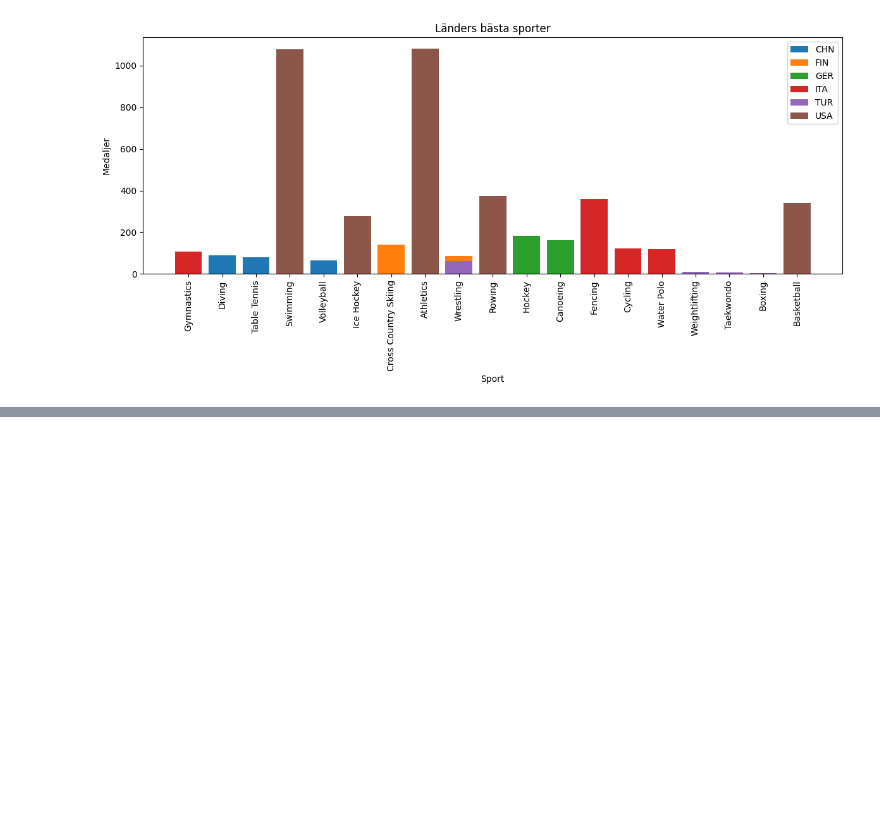
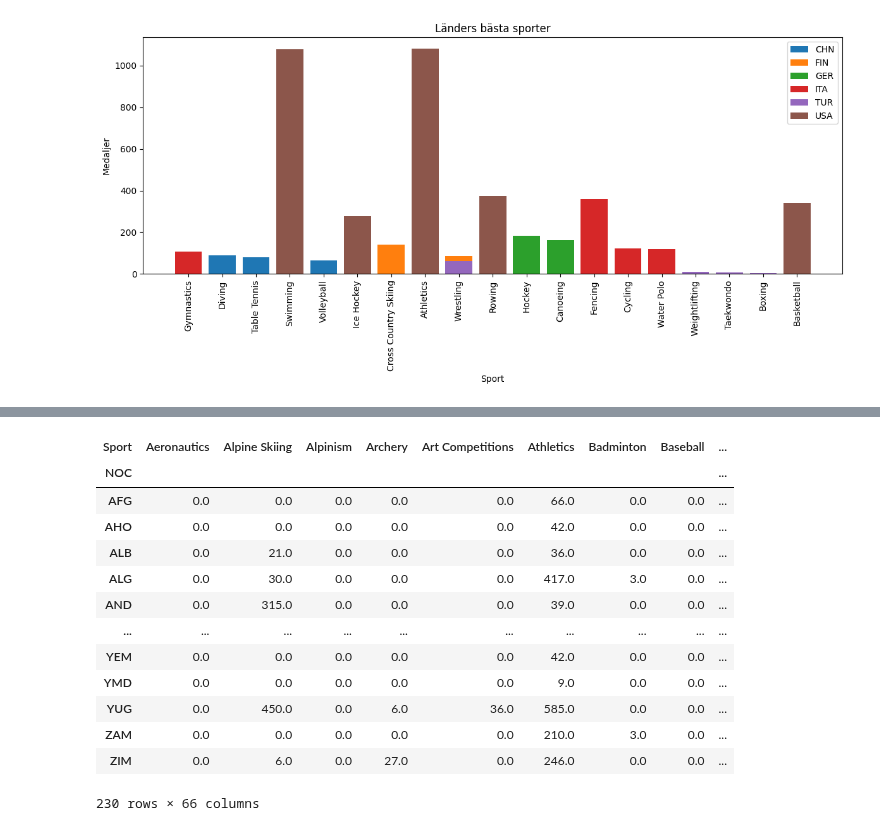
Before and after one commit to n00rp/Project_Olympic, a Jupyter notebook: Individuella filer/individuell_fil_martin_extra.ipynb, the cells around one changed output, grey strips where cells are left out. Cells and saved outputs as stored; diff of their text form; code cells hidden in the pictures; blank space fills up the shorter version.

```diff
--- a/Individuella filer/individuell_fil_martin_extra.ipynb
+++ b/Individuella filer/individuell_fil_martin_extra.ipynb
@@ -113,0 +131,26 @@ plt.show()
+# %%
+# Beräkna antalet medaljer per lag
+df_anonym['Medaljer_per_lag'] = df_anonym.groupby('Event')['Medal'].transform('nunique')
+
+# Gruppera medaljerna efter land och sport
+lander_sporter = df_anonym.groupby(["NOC", "Sport"])["Medaljer_per_lag"].sum().unstack().fillna(0)
+
+# Filtrera ut länder som inte har några medaljer
+lander_sporter = lander_sporter.dropna(how="all")
+
+lander_sporter
+# %% [output]
+| Sport | Aeronautics | Alpine Skiing | Alpinism | Archery | Art Competitions | Athletics | Badminton | Baseball | ... |
+| NOC |  |  |  |  |  |  |  |  | ... |
+| AFG | 0.0 | 0.0 | 0.0 | 0.0 | 0.0 | 66.0 | 0.0 | 0.0 | ... |
+| AHO | 0.0 | 0.0 | 0.0 | 0.0 | 0.0 | 42.0 | 0.0 | 0.0 | ... |
+| ALB | 0.0 | 21.0 | 0.0 | 0.0 | 0.0 | 36.0 | 0.0 | 0.0 | ... |
+| ALG | 0.0 | 30.0 | 0.0 | 0.0 | 0.0 | 417.0 | 3.0 | 0.0 | ... |
+| AND | 0.0 | 315.0 | 0.0 | 0.0 | 0.0 | 39.0 | 0.0 | 0.0 | ... |
+| ... | ... | ... | ... | ... | ... | ... | ... | ... | ... |
+| YEM | 0.0 | 0.0 | 0.0 | 0.0 | 0.0 | 42.0 | 0.0 | 0.0 | ... |
+| YMD | 0.0 | 0.0 | 0.0 | 0.0 | 0.0 | 9.0 | 0.0 | 0.0 | ... |
+| YUG | 0.0 | 450.0 | 0.0 | 6.0 | 36.0 | 585.0 | 0.0 | 0.0 | ... |
+| ZAM | 0.0 | 0.0 | 0.0 | 0.0 | 0.0 | 210.0 | 3.0 | 0.0 | ... |
+| ZIM | 0.0 | 6.0 | 0.0 | 27.0 | 0.0 | 246.0 | 0.0 | 0.0 | ... |
+230 rows × 66 columns
```
Also changed, not shown: parts of 2 cells of this notebook, 3 other files.
